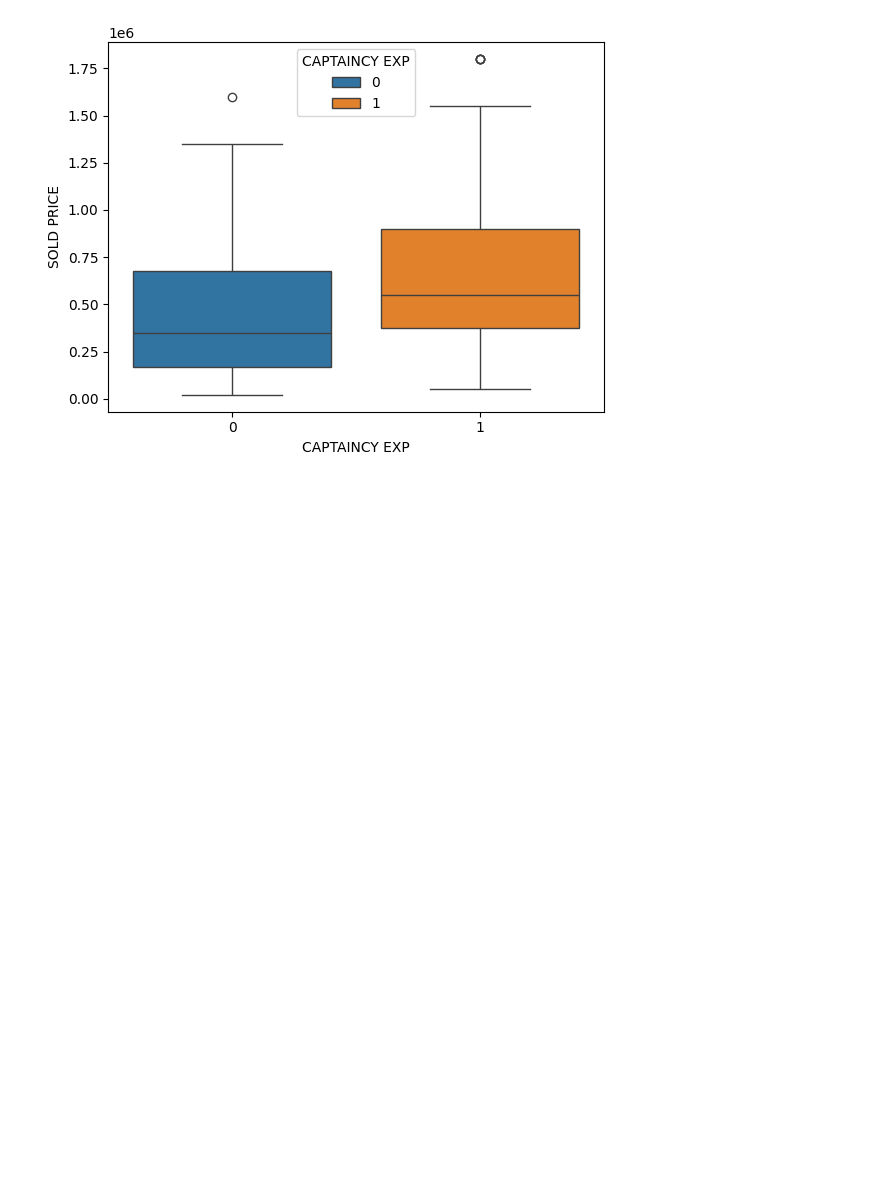
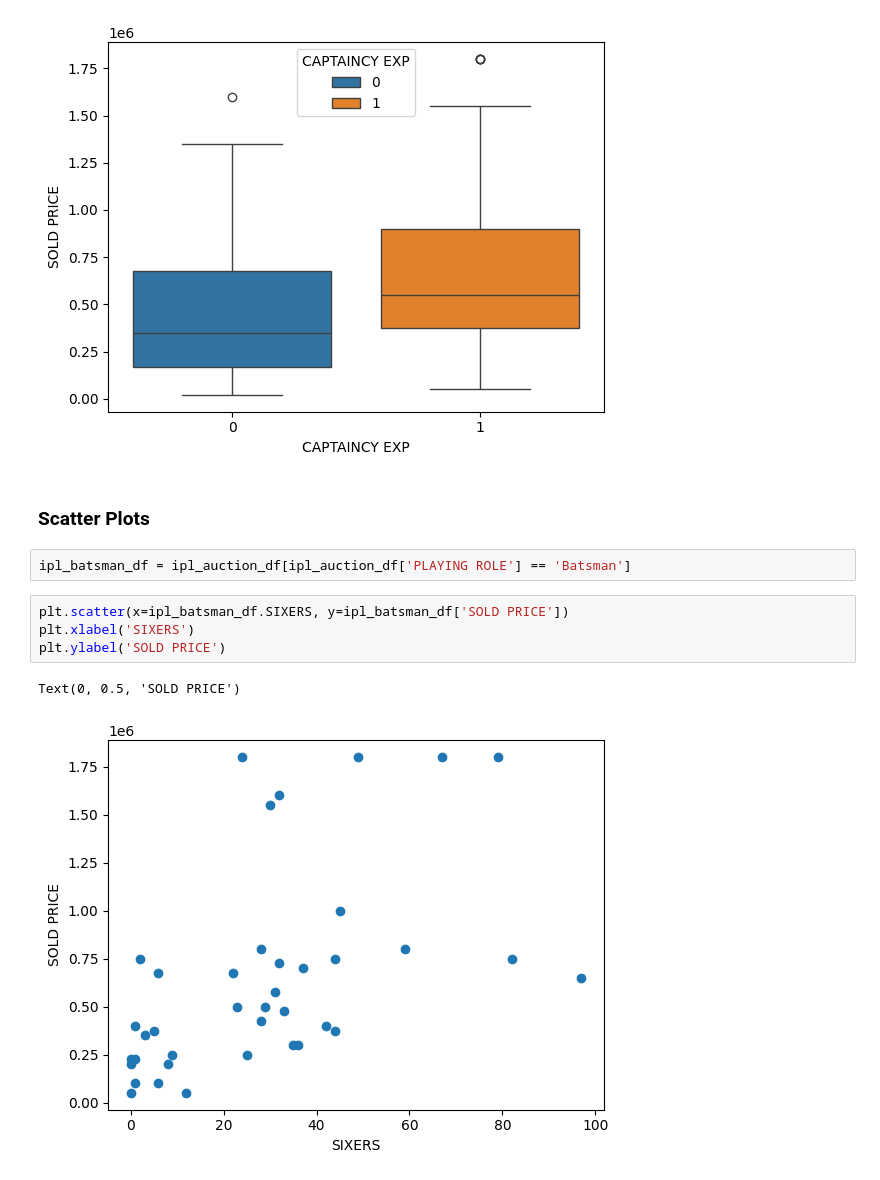
Before and after one commit to Musharraf-Bubere/Learning-in-public, a Jupyter notebook: Practice_From_Books/Machine_Learning_With_Python/01_Exploratory_Data_Analysis/03_Exploration_of_Data_Using_Visualization/ipl_data_visualization.ipynb, the cells around one changed output. Drawn from its saved outputs; the diff is of its cells as text; blank space fills up the shorter version.

Commit message:
Updated some more Plots in visualization

```diff
--- a/Practice_From_Books/Machine_Learning_With_Python/01_Exploratory_Data_Analysis/03_Exploration_of_Data_Using_Visualization/ipl_data_visualization.ipynb
+++ b/Practice_From_Books/Machine_Learning_With_Python/01_Exploratory_Data_Analysis/03_Exploration_of_Data_Using_Visualization/ipl_data_visualization.ipynb
@@ -188,3 +188,14 @@ sns.boxplot(x='CAPTAINCY EXP', y='SOLD PRICE', data=ipl_auction_df, hue='CAPTAIN
 # %% [output]
 <Axes: xlabel='CAPTAINCY EXP', ylabel='SOLD PRICE'>
 [figure]
+# %% [markdown]
+### Scatter Plots
+# %%
+ipl_batsman_df = ipl_auction_df[ipl_auction_df['PLAYING ROLE'] == 'Batsman']
+# %%
+plt.scatter(x=ipl_batsman_df.SIXERS, y=ipl_batsman_df['SOLD PRICE'])
+plt.xlabel('SIXERS')
+plt.ylabel('SOLD PRICE')
+# %% [output]
+Text(0, 0.5, 'SOLD PRICE')
+[figure, added]
```
Also changed, not shown: parts of 10 cells of this notebook.
